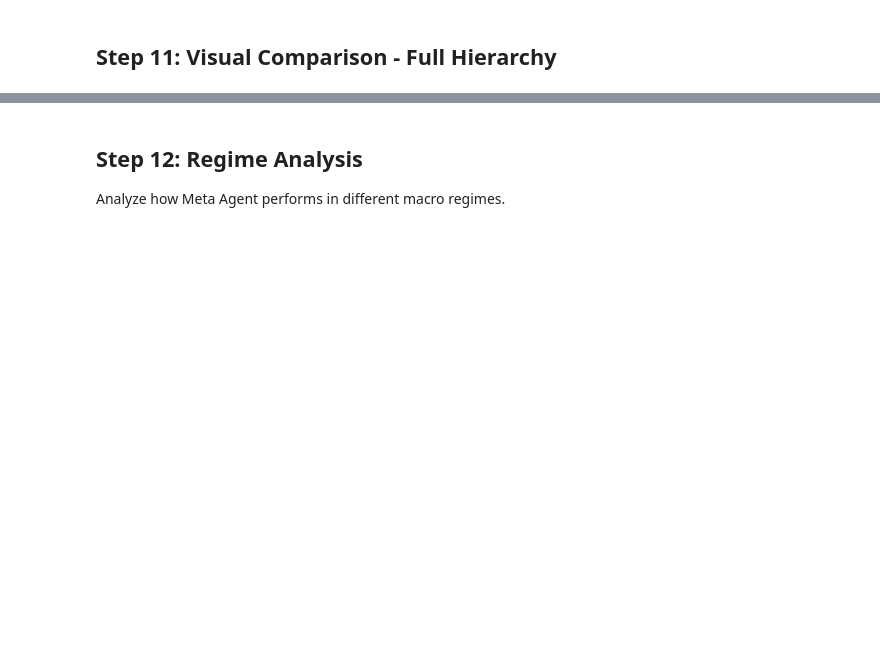
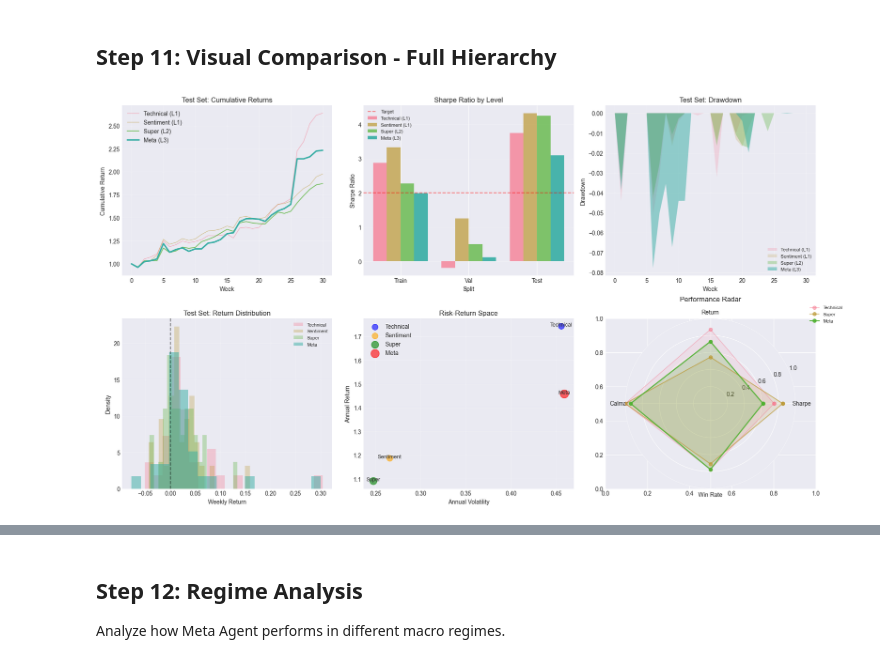
Before and after one commit to natalia-marko/reinforcement-learning-in-finance, a Jupyter notebook: harlf_weekly/notebooks/04_meta_agent.ipynb, the cells around one changed output, grey strips where cells are left out. Saved outputs shown, nothing was run; the diff lists cells and outputs as text; code cells hidden in the pictures; blank space fills up the shorter version.

```diff
--- a/harlf_weekly/notebooks/04_meta_agent.ipynb
+++ b/harlf_weekly/notebooks/04_meta_agent.ipynb
@@ -455,22 +486,25 @@ for split_name, env in [('train', train_env), ('val', val_env), ('test', test_en
 # %% [markdown]
 ## Step 9: Load All Agent Results for Full Comparison
 # %%
+
+
+
 # Load results from all hierarchical levels
-results_dir = Path('../models/agent_models')
+results_dir = Path('../models/')
 
 # Load base agent results
-with open(results_dir / 'technical_results.json', 'r') as f:
+with open(results_dir / 'technical_ema_sharpe_results.json', 'r') as f:
     tech_results = json.load(f)
 
-with open(results_dir / 'sentiment_results.json', 'r') as f:
+with open(results_dir / 'sentiment_ema_sharpe_results.json', 'r') as f:
     sent_results = json.load(f)
 
 # Load super agent results
-with open(Path('../models/super_agent_results.json'), 'r') as f:
+with open(results_dir / 'super_agent_results.json', 'r') as f:
     super_results = json.load(f)
 
 print("✓ All agent results loaded")
-print(f"  Technical test Sharpe: {tech_results['test']['sharpe']:.3f}")
-print(f"  Sentiment test Sharpe: {sent_results['test']['sharpe']:.3f}")
+print(f"  Technical test Sharpe: {tech_results['performance']['test']['sharpe']:.3f}")
+print(f"  Sentiment test Sharpe: {sent_results['performance']['test']['sharpe']:.3f}")
 print(f"  Super test Sharpe: {super_results['test']['sharpe']:.3f}")
 print(f"  Meta test Sharpe: {meta_results['test']['sharpe']:.3f}")
@@ -578,8 +636,8 @@ print(f"  Meta Win Rate: {test_meta['win_rate']:.2%}")
 fig, axes = plt.subplots(2, 3, figsize=(18, 10))
 
 # 1. Cumulative Returns Comparison
-tech_cumulative = (1 + pd.Series(tech_results['test']['returns'])).cumprod()
-sent_cumulative = (1 + pd.Series(sent_results['test']['returns'])).cumprod()
+tech_cumulative = (1 + pd.Series(tech_results['performance']['test']['returns'])).cumprod()
+sent_cumulative = (1 + pd.Series(sent_results['performance']['test']['returns'])).cumprod()
 super_cumulative = (1 + pd.Series(super_results['test']['returns'])).cumprod()
 meta_cumulative = (1 + pd.Series(meta_results['test']['returns'])).cumprod()
 
@@ -598,8 +656,8 @@ splits = ['Train', 'Val', 'Test']
 x = np.arange(len(splits))
 width = 0.2
 
-tech_sharpes = [tech_results[s.lower()]['sharpe'] for s in splits]
-sent_sharpes = [sent_results[s.lower()]['sharpe'] for s in splits]
+tech_sharpes = [tech_results['performance'][s.lower()]['sharpe'] for s in splits]
+sent_sharpes = [sent_results['performance'][s.lower()]['sharpe'] for s in splits]
 super_sharpes = [super_results[s.lower()]['sharpe'] for s in splits]
 meta_sharpes = [meta_results[s.lower()]['sharpe'] for s in splits]
 
@@ -617,9 +675,9 @@ axes[0, 1].legend(fontsize=8)
 axes[0, 1].grid(True, alpha=0.3, axis='y')
 
 # 3. Drawdown Comparison
-tech_dd = pd.Series(tech_results['test']['returns']).cumsum()
+tech_dd = pd.Series(tech_results['performance']['test']['returns']).cumsum()
 tech_dd = tech_dd - tech_dd.cummax()
-sent_dd = pd.Series(sent_results['test']['returns']).cumsum()
+sent_dd = pd.Series(sent_results['performance']['test']['returns']).cumsum()
 sent_dd = sent_dd - sent_dd.cummax()
 super_dd = pd.Series(super_results['test']['returns']).cumsum()
 super_dd = super_dd - super_dd.cummax()
@@ -637,8 +695,8 @@ axes[0, 2].legend(fontsize=8)
 axes[0, 2].grid(True, alpha=0.3)
 
 # 4. Return Distribution
-axes[1, 0].hist(tech_results['test']['returns'], bins=20, alpha=0.3, label='Tech', density=True)
-axes[1, 0].hist(sent_results['test']['returns'], bins=20, alpha=0.3, label='Sent', density=True)
+axes[1, 0].hist(tech_results['performance']['test']['returns'], bins=20, alpha=0.3, label='Technical', density=True)
+axes[1, 0].hist(sent_results['performance']['test']['returns'], bins=20, alpha=0.3, label='Sentiment', density=True)
 axes[1, 0].hist(super_results['test']['returns'], bins=20, alpha=0.3, label='Super', density=True)
 axes[1, 0].hist(meta_results['test']['returns'], bins=20, alpha=0.5, label='Meta', density=True)
 axes[1, 0].axvline(x=0, color='black', linestyle='--', alpha=0.5)
@@ -649,11 +707,19 @@ axes[1, 0].legend(fontsize=8)
 axes[1, 0].grid(True, alpha=0.3)
 
 # 5. Annual Return vs Volatility (Risk-Return Space)
-agents = ['Tech', 'Sent', 'Super', 'Meta']
-returns_list = [test_tech['annual_return'], test_sent['annual_return'],
-                test_super['annual_return'], test_meta['annual_return']]
-vols_list = [test_tech['annual_volatility'], test_sent['annual_volatility'],
-             test_super['annual_volatility'], test_meta['annual_volatility']]
+agents = ['Technical', 'Sentiment', 'Super', 'Meta']
+returns_list = [
+    tech_results['performance']['test']['annual_return'],
+    sent_results['performance']['test']['annual_return'],
+    super_results['test']['annual_return'],
+    meta_results['test']['annual_return']
+]
+vols_list = [
+    tech_results['performance']['test']['annual_volatility'],
+    sent_results['performance']['test']['annual_volatility'],
+    super_results['test']['annual_volatility'],
+    meta_results['test']['annual_volatility']
+]
 colors = ['blue', 'orange', 'green', 'red']
 sizes = [100, 100, 150, 200]
 
@@ -675,48 +741,50 @@ N = len(categories)
 
 # Normalize metrics to 0-1 scale for visualization
 def normalize(val, max_val):
-    return min(val / max_val, 1.0)
+    return min(val / max_val, 1.0) if max_val != 0 else 0
 
 meta_values = [
-    normalize(test_meta['sharpe'], 3.0),
-    normalize(test_meta['annual_return'], 0.5),
-    normalize(test_meta['calmar'], 2.0),
-    normalize(test_meta['win_rate'], 1.0)
+    normalize(meta_results['test']['sharpe'], 5.0),
+    normalize(meta_results['test']['annual_return'], 2.0),
+    normalize(meta_results['test']['calmar'], 20.0),
+    normalize(meta_results['test']['win_rate'], 1.0)
 ]
 
 super_values = [
-    normalize(test_super['sharpe'], 3.0),
-    normalize(test_super['annual_return'], 0.5),
-    normalize(test_super['calmar'], 2.0),
-    normalize(test_super['win_rate'], 1.0)
+    normalize(super_results['test']['sharpe'], 5.0),
+    normalize(super_results['test']['annual_return'], 2.0),
+    normalize(super_results['test']['calmar'], 20.0),
+    normalize(super_results['test']['win_rate'], 1.0)
 ]
 
 tech_values = [
-    normalize(test_tech['sharpe'], 3.0),
-    normalize(test_tech['annual_return'], 0.5),
-    normalize(test_tech['calmar'], 2.0),
-    normalize(test_tech['win_rate'], 1.0)
+    normalize(tech_results['performance']['test']['sharpe'], 5.0),
+    normalize(tech_results['performance']['test']['annual_return'], 2.0),
+    normalize(tech_results['performance']['test']['calmar'], 20.0),
+    normalize(tech_results['performance']['test']['win_rate'], 1.0)
 ]
 
 angles = [n / float(N) * 2 * pi for n in range(N)]
 meta_values += meta_values[:1]
 super_values += super_values[:1]
 tech_values += tech_values[:1]
 angles += angles[:1]
 
 ax = plt.subplot(2, 3, 6, projection='polar')
 ax.plot(angles, tech_values, 'o-', linewidth=1, label='Technical', alpha=0.5)
 ax.fill(angles, tech_values, alpha=0.1)
 ax.plot(angles, super_values, 'o-', linewidth=1.5, label='Super', alpha=0.7)
 ax.fill(angles, super_values, alpha=0.15)
 ax.plot(angles, meta_values, 'o-', linewidth=2, label='Meta', alpha=0.9)
 ax.fill(angles, meta_values, alpha=0.2)
 ax.set_xticks(angles[:-1])
 ax.set_xticklabels(categories)
 ax.set_ylim(0, 1)
 ax.set_title('Performance Radar', y=1.08)
 ax.legend(loc='upper right', bbox_to_anchor=(1.3, 1.1), fontsize=8)
 ax.grid(True)
 
 plt.tight_layout()
 plt.show()
+# %% [output]
+[figure, added]
```
Also changed, not shown: parts of 11 cells of this notebook, 24 other files.
